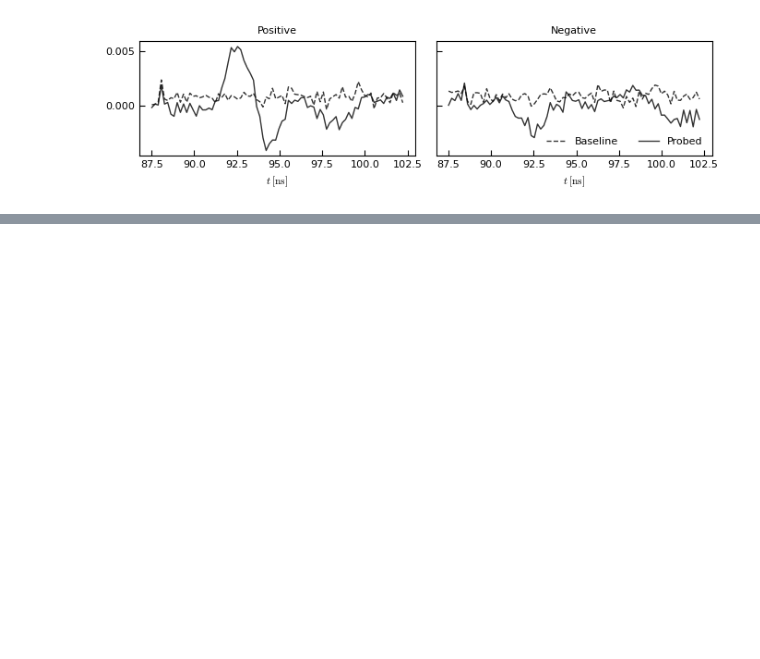
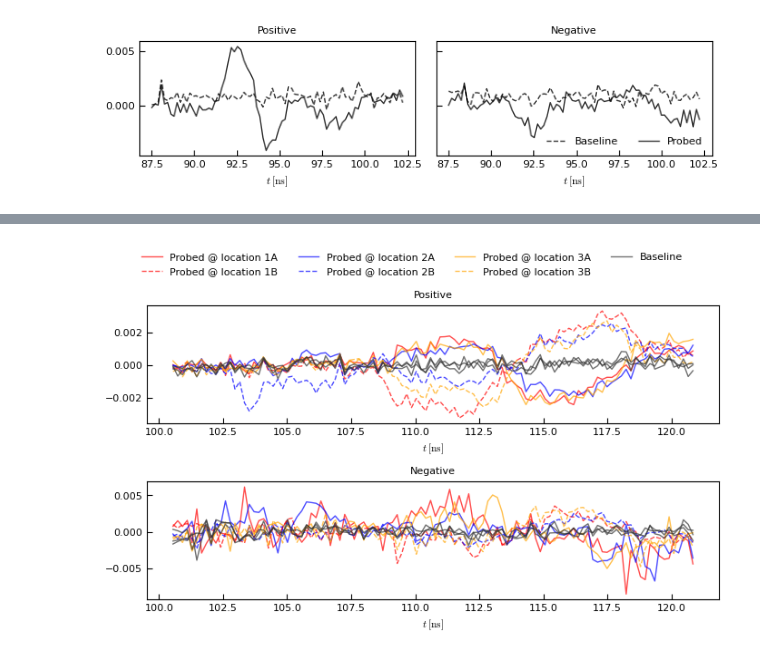
Before and after one commit to jaseg/sampling-mesh-monitor, a Jupyter notebook: risetime_measurements/Traces.ipynb, the cells around one changed output, grey strips where cells are left out. Drawn from its saved outputs; the diff is of its cells as text; code cells hidden in the pictures; blank space fills up the shorter version.

```diff
--- a/risetime_measurements/Traces.ipynb
+++ b/risetime_measurements/Traces.ipynb
@@ -652,0 +664,95 @@ fig.savefig('../paper/fig_manip_shape.pdf')
+# %%
+with plt.rc_context({
+    'legend.fontsize': 8,
+    # RC config from ChatGPT:
+    "font.size": 8,  # General font size
+    "axes.labelsize": 8,  # Axis labels
+    "axes.titlesize": 8,  # Axis titles
+    "xtick.labelsize": 8,  # X-axis tick labels
+    "ytick.labelsize": 8,  # Y-axis tick labels
+    "legend.fontsize": 8,  # Legend font size
+    "figure.titlesize": 12,  # Overall figure title
+    "mathtext.fontset": "cm",  # Use Computer Modern for math
+
+    # Line and Marker settings
+    "lines.linewidth": 1,
+    "lines.markersize": 3,
+
+    # Tick settings
+    "xtick.major.size": 4,
+    "xtick.minor.size": 2,
+    "ytick.major.size": 4,
+    "ytick.minor.size": 2,
+    "xtick.direction": "in",
+    "ytick.direction": "in",
+
+    # Axes settings
+    "axes.linewidth": 0.8,
+    "axes.grid": True,
+    "grid.linewidth": 0.5,
+    "grid.linestyle": "--",
+
+    # Legend settings
+    "legend.frameon": False,
+
+    # Figure size for single-column figures in print (inches)
+#    "figure.figsize": (3.5, 2.5),  # Adjust based on journal specifications
+#    "figure.dpi": 300,  # High resolution for print
+
+    # Savefig settings for high-quality output
+    "savefig.dpi": 600,  # Ensures high-resolution images
+    "savefig.bbox": "tight",  # Trim extra whitespace
+    "savefig.transparent": True,  # Avoid background color
+}):
+    fig, axs = plt.subplots(2, 1, figsize=[7, 4])
+
+    d = meas['run4_pi3hdx_manip_baseline1']
+    sampling_period_ns = 1000 / 168 / 32
+    t = np.linspace(0, len(d['adc1'])*sampling_period_ns, len(d['adc1']))
+
+    fig_handles, fig_labels = [], []
+    for name, (label, color, linestyle, linewidth) in {
+            'run4_pi3hdx_manip_probe1a': ('Probed @ location 1A', 'red', '-', 1),
+            'run4_pi3hdx_manip_probe1b': ('Probed @ location 1B', 'red', '--', 1),
+            'run4_pi3hdx_manip_probe2a': ('Probed @ location 2A', 'blue', '-', 1),
+            'run4_pi3hdx_manip_probe2b': ('Probed @ location 2B', 'blue', '--', 1),
+            'run4_pi3hdx_manip_probe3b': ('Probed @ location 3A', 'orange', '-', 1), # Note: Location 3 A/B labels are flipped on PCB and source data
+            'run4_pi3hdx_manip_probe3a': ('Probed @ location 3B', 'orange', '--', 1),
+            'run4_pi3hdx_manip_baseline3': ('Baseline', '#333', '-', 1),
+            'run4_pi3hdx_manip_baseline1': ('', '#333', '-', 1),
+            'run4_pi3hdx_manip_baseline4': ('', '#333', '-', 1),
+        }.items():
+        d_b = meas['run4_pi3hdx_manip_baseline2']
+        d = meas[name]
+        _1, _, foo = name.rpartition('_')
+        a, b = 540, 650
+        x = 540
+        y = x + (b - a)
+        delta1 = (d['adc1'] - d_b['adc1'])[a:b]
+        delta2 = (d['adc2'] - d_b['adc2'])[x:y]
+        delta1 -= delta1.mean()
+        delta2 -= delta2.mean()
+        h, = axs[0].plot(t[a:b], delta1, color=color, alpha=0.7, linestyle=linestyle, linewidth=linewidth)
+        h, = axs[1].plot(t[x:y], delta2, color=color, alpha=0.7, linestyle=linestyle, linewidth=linewidth)
+        if label:
+            fig_handles.append(h)
+            fig_labels.append(label)
+        #axs[1].plot(d['adc2'] - d['adc1'])
+
+    fig.legend(fig_handles, fig_labels, loc='upper center', ncol=4, bbox_to_anchor=[0.5, 1.1])
+    axs[1].set_xlabel(r'$t\;[\mathrm{ns}]$')
+    #axs[0].set_xlim([90, 100])
+    #axs[1].set_xlim([90, 100])
+    axs[0].set_title('Positive')
+    axs[1].set_title('Negative')
+    #axs[0].set_ylim([-0.005, 0.005])
+    #axs[1].set_ylim([-0.01, 0.02])
+    axs[0].set_xlabel(r'$t\;[\mathrm{ns}]$')
+    axs[1].set_xlabel(r'$t\;[\mathrm{ns}]$')
+    axs[0].grid()
+    axs[1].grid()
+    fig.tight_layout()
+
+fig.savefig('../paper/fig_probe_shape.pdf')
+# %% [output]
+[figure, added]
```
Also changed, not shown: parts of 4 cells of this notebook, 13 other files.
